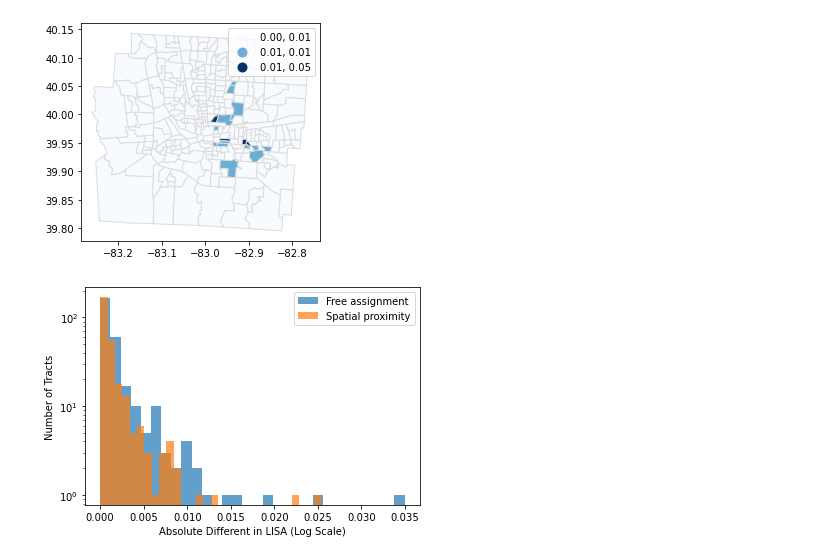
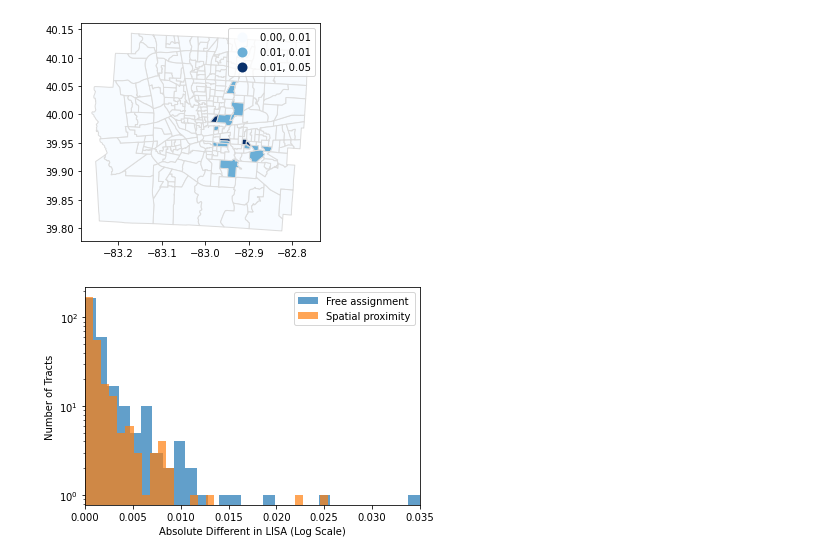
Before and after one commit to linyuehzzz/privacy-framework, a Jupyter notebook: set-coverage-exact-k.ipynb, the cells around one changed output. Cells and saved outputs as stored; diff of their text form; code cells hidden in the pictures.

```diff
--- a/set-coverage-exact-k.ipynb
+++ b/set-coverage-exact-k.ipynb
@@ -767,10 +769,11 @@ The PostScript backend does not support transparency; partially transparent arti
 # %%
 merged_fa.lisa_dif.plot.hist(bins=30, alpha=0.7, log=True)
 merged_sp.lisa_dif.plot.hist(bins=30, alpha=0.7, log=True)
 
 plt.xlabel('Absolute Different in LISA (Log Scale)')
 plt.ylabel('Number of Tracts')
+plt.xlim([0, 0.035])
 plt.legend(['Free assignment', 'Spatial proximity'])
 plt.savefig('plot/lisa_scm_hist.svg')
 # %% [output]
-[figure, old version]
+[figure, new version]
```
Also changed, not shown: parts of 1 cell of this notebook, 7 other files.
